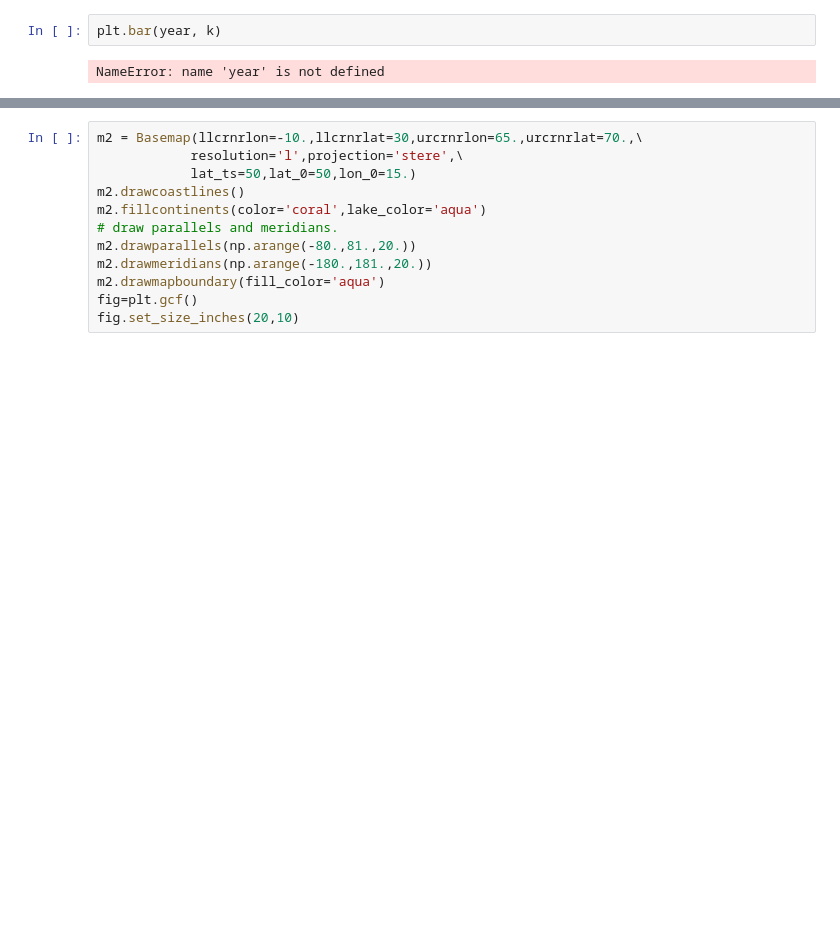
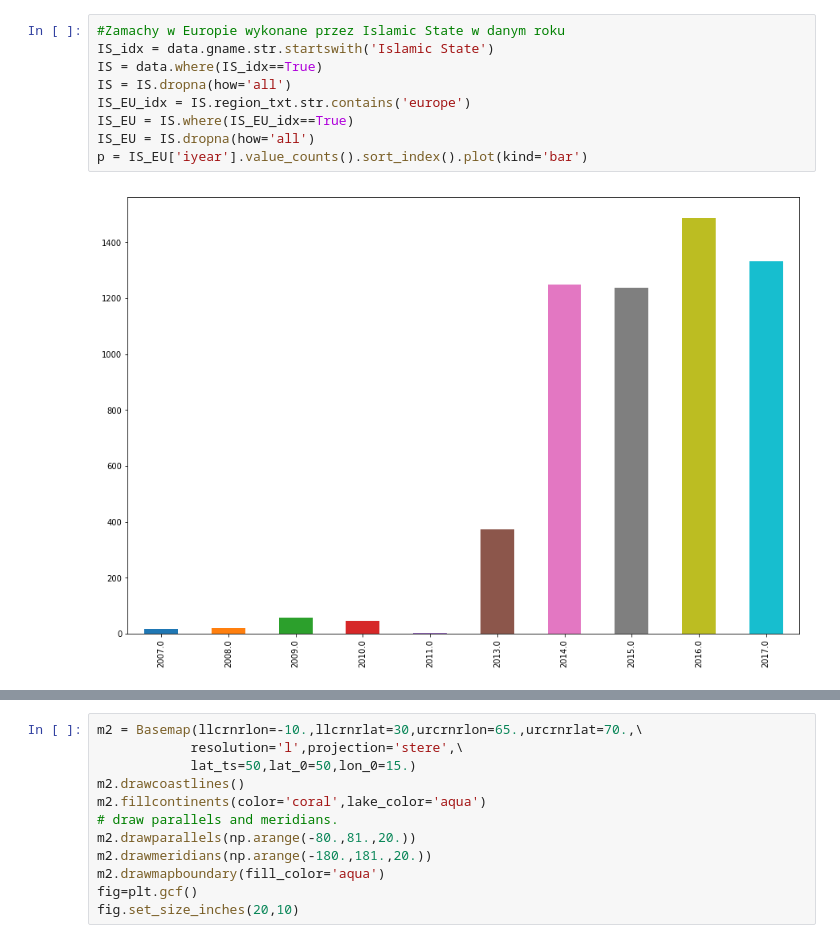
Before and after one commit to fbogusz/my-data-exp, a Jupyter notebook: mydataexp.ipynb, the cells around one changed output, grey strips where cells are left out. Drawn from its saved outputs; the diff is of its cells as text; blank space fills up the shorter version.

```diff
--- a/mydataexp.ipynb
+++ b/mydataexp.ipynb
@@ -53,7 +53,14 @@ plt.title("Worldwide terrorism")
 plt.show()
 # %% [output]
 [figure]
-# %%
-plt.bar(year, k)
-# %% [output]
-NameError: name 'year' is not defined
+# %%
+#Zamachy w Europie wykonane przez Islamic State w danym roku
+IS_idx = data.gname.str.startswith('Islamic State')
+IS = data.where(IS_idx==True)
+IS = IS.dropna(how='all')
+IS_EU_idx = IS.region_txt.str.contains('europe')
+IS_EU = IS.where(IS_EU_idx==True)
+IS_EU = IS.dropna(how='all')
+p = IS_EU['iyear'].value_counts().sort_index().plot(kind='bar')
+# %% [output]
+[figure, added]
```
Also changed, not shown: parts of 7 cells of this notebook.
